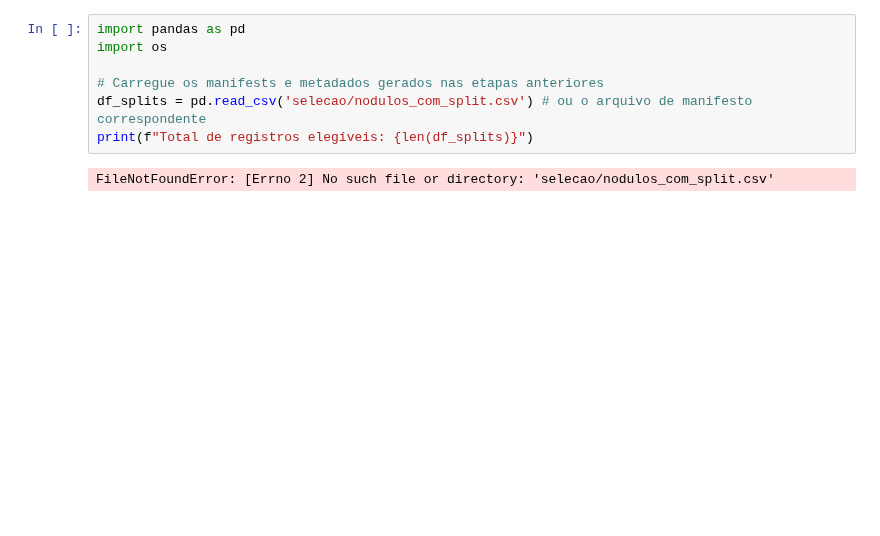
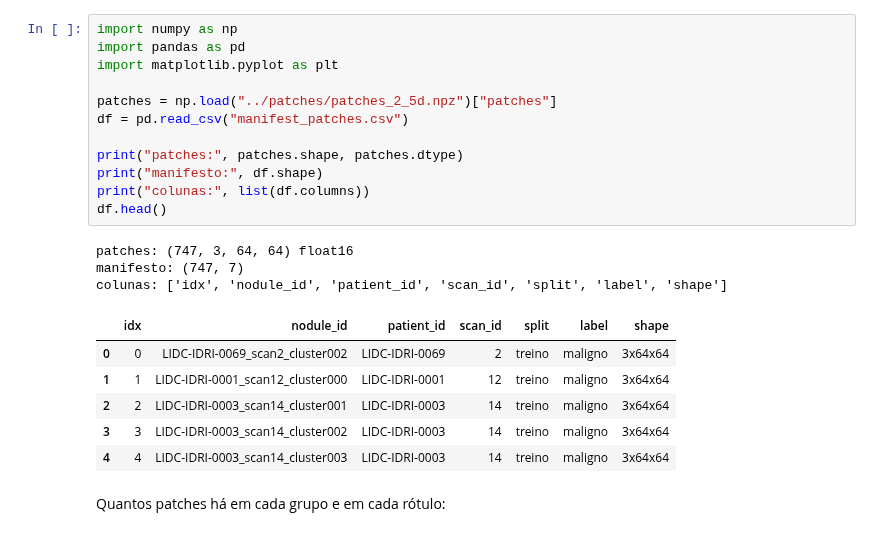
Before and after one commit to EduardoChiela/PI3-Grupo-1, a Jupyter notebook: transformacao/inspecao_visual.ipynb, the cells around one changed output. Cells and saved outputs as stored; diff of their text form; blank space fills up the shorter version.

```diff
--- a/transformacao/inspecao_visual.ipynb
+++ b/transformacao/inspecao_visual.ipynb
@@ -4,9 +28,24 @@ Carregar os dados e conferir a quantidade de patches
 # %%
+import numpy as np
 import pandas as pd
-import os
+import matplotlib.pyplot as plt
 
-# Carregue os manifests e metadados gerados nas etapas anteriores
-df_splits = pd.read_csv('selecao/nodulos_com_split.csv') # ou o arquivo de manifesto correspondente
-print(f"Total de registros elegíveis: {len(df_splits)}")
+patches = np.load("../patches/patches_2_5d.npz")["patches"]
+df = pd.read_csv("manifest_patches.csv")
+
+print("patches:", patches.shape, patches.dtype)
+print("manifesto:", df.shape)
+print("colunas:", list(df.columns))
+df.head()
 # %% [output]
-FileNotFoundError: [Errno 2] No such file or directory: 'selecao/nodulos_com_split.csv'
+patches: (747, 3, 64, 64) float16
+manifesto: (747, 7)
+colunas: ['idx', 'nodule_id', 'patient_id', 'scan_id', 'split', 'label', 'shape']
+|  | idx | nodule_id | patient_id | scan_id | split | label | shape |
+| 0 | 0 | LIDC-IDRI-0069_scan2_cluster002 | LIDC-IDRI-0069 | 2 | treino | maligno | 3x64x64 |
+| 1 | 1 | LIDC-IDRI-0001_scan12_cluster000 | LIDC-IDRI-0001 | 12 | treino | maligno | 3x64x64 |
+| 2 | 2 | LIDC-IDRI-0003_scan14_cluster001 | LIDC-IDRI-0003 | 14 | treino | maligno | 3x64x64 |
+| 3 | 3 | LIDC-IDRI-0003_scan14_cluster002 | LIDC-IDRI-0003 | 14 | treino | maligno | 3x64x64 |
+| 4 | 4 | LIDC-IDRI-0003_scan14_cluster003 | LIDC-IDRI-0003 | 14 | treino | maligno | 3x64x64 |
+# %% [markdown]
+Quantos patches há em cada grupo e em cada rótulo:
```
Also changed, not shown: parts of 31 cells of this notebook.
